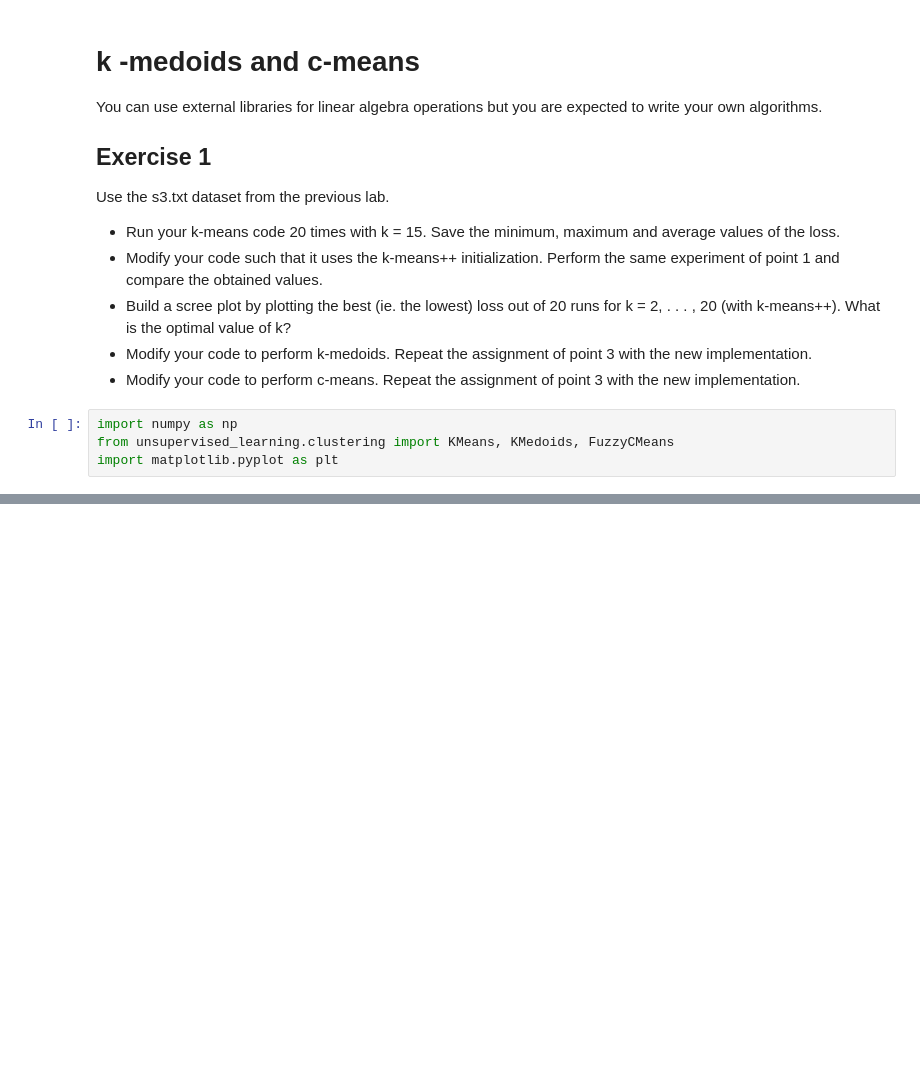
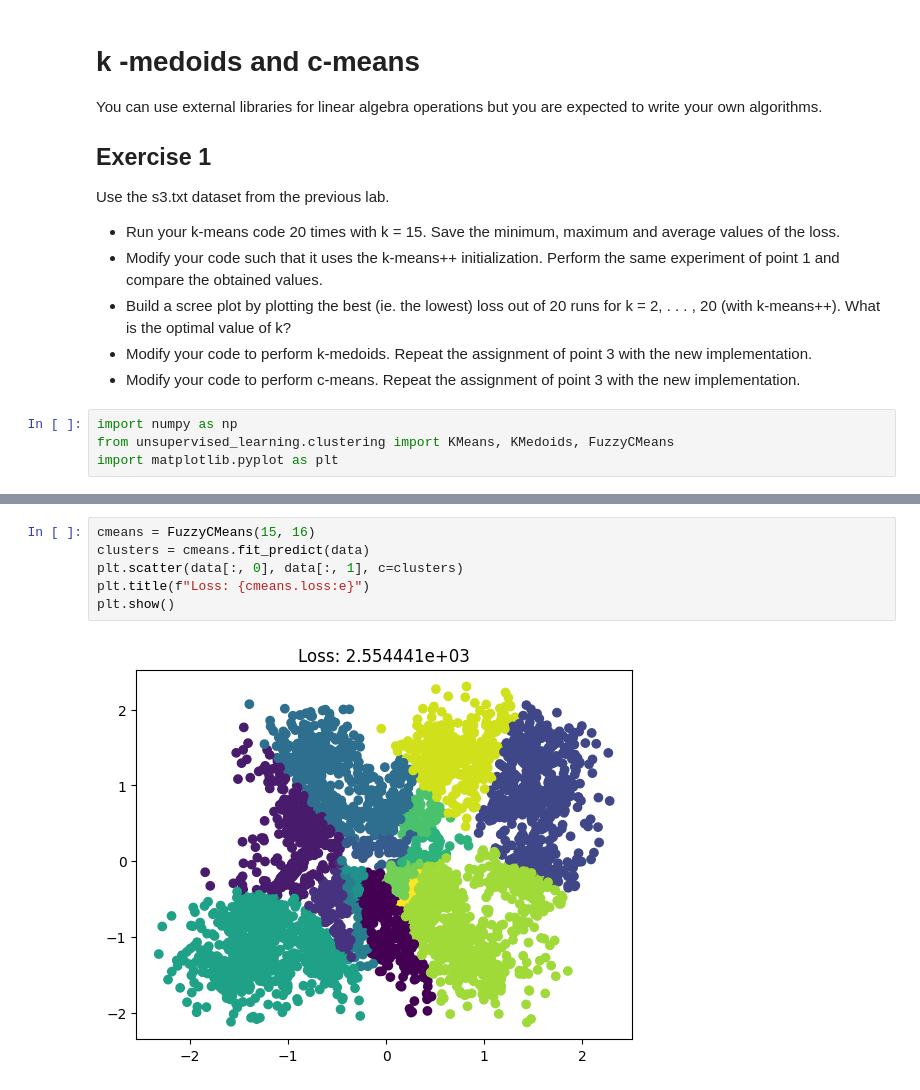
Before and after one commit to alequerenghi/unsupervised_learning, a Jupyter notebook: ex8.ipynb, the cells around one changed output, grey strips where cells are left out. Saved outputs shown, nothing was run; the diff lists cells and outputs as text; blank space fills up the shorter version.

```diff
--- a/ex8.ipynb
+++ b/ex8.ipynb
@@ -99,0 +99,8 @@ plt.show()
+# %%
+cmeans = FuzzyCMeans(15, 16)
+clusters = cmeans.fit_predict(data)
+plt.scatter(data[:, 0], data[:, 1], c=clusters)
+plt.title(f"Loss: {cmeans.loss:e}")
+plt.show()
+# %% [output]
+[figure, added]
```
Also changed, not shown: parts of 7 cells of this notebook, 1 other file.
